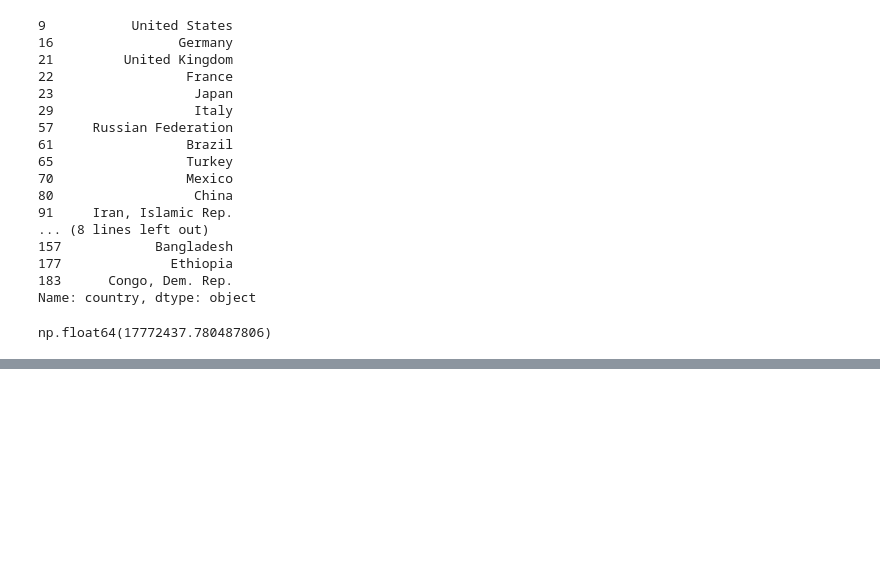
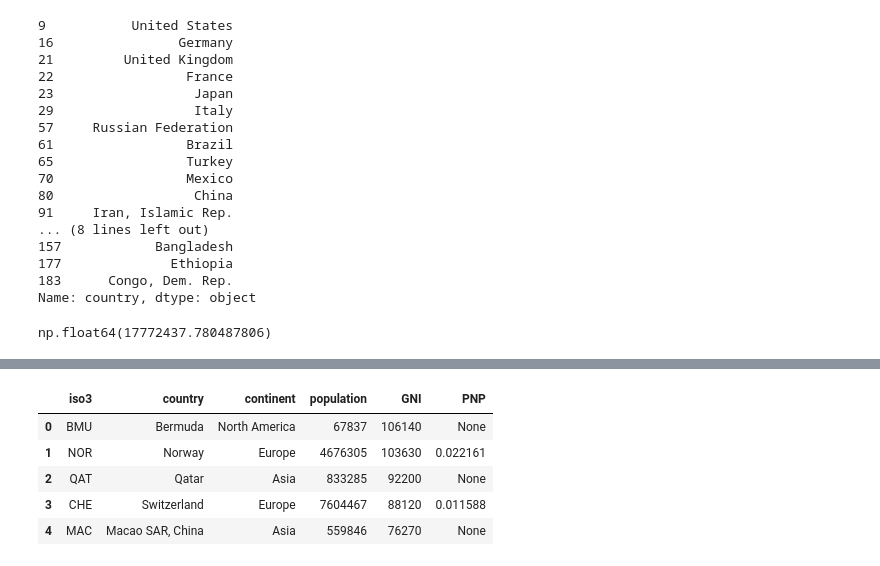
Before and after one commit to kalzumaki/exploring-data, a Jupyter notebook: try-it-out/gni2014.ipynb, the cells around one changed output, grey strips where cells are left out. Saved outputs shown, nothing was run; the diff lists cells and outputs as text; code cells hidden in the pictures; blank space fills up the shorter version.

```diff
--- a/try-it-out/gni2014.ipynb
+++ b/try-it-out/gni2014.ipynb
@@ -111,0 +148,12 @@ df[df['GNI'] > df[df['country'] == 'Canada']['GNI'].mean()]
+# %%
+# 11. Add the per capita production for each European country to df as 'PNP'
+df['PNP'] = None
+df.loc[df['continent'] == 'Europe', 'PNP'] = df.loc[df['continent'] == 'Europe', 'GNI'] / df.loc[df['continent'] == 'Europe', 'population']
+df.head()
+# %% [output]
+|  | iso3 | country | continent | population | GNI | PNP |
+| 0 | BMU | Bermuda | North America | 67837 | 106140 | None |
+| 1 | NOR | Norway | Europe | 4676305 | 103630 | 0.022161 |
+| 2 | QAT | Qatar | Asia | 833285 | 92200 | None |
+| 3 | CHE | Switzerland | Europe | 7604467 | 88120 | 0.011588 |
+| 4 | MAC | Macao SAR, China | Asia | 559846 | 76270 | None |
```
Also changed, not shown: parts of 3 cells of this notebook, 3 other files.
